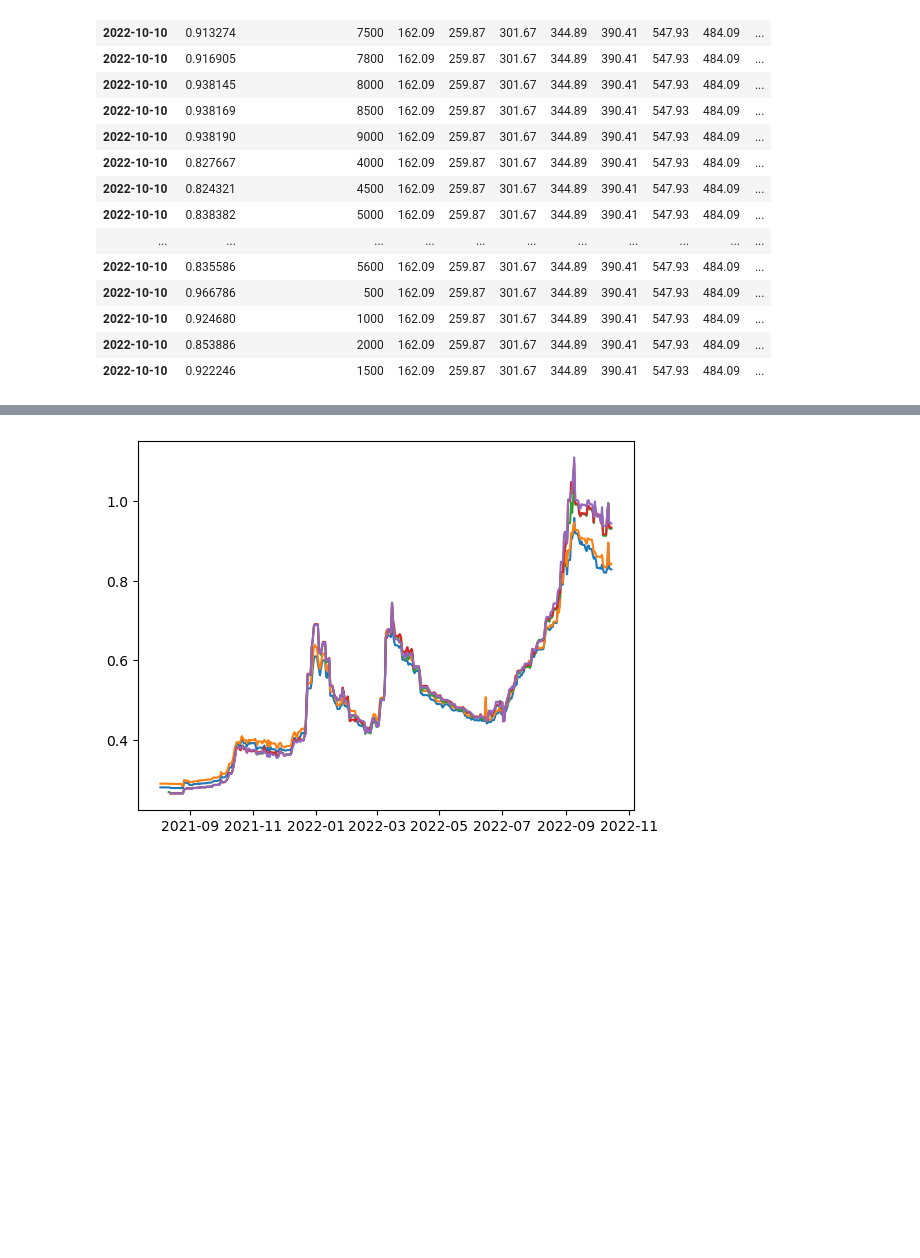
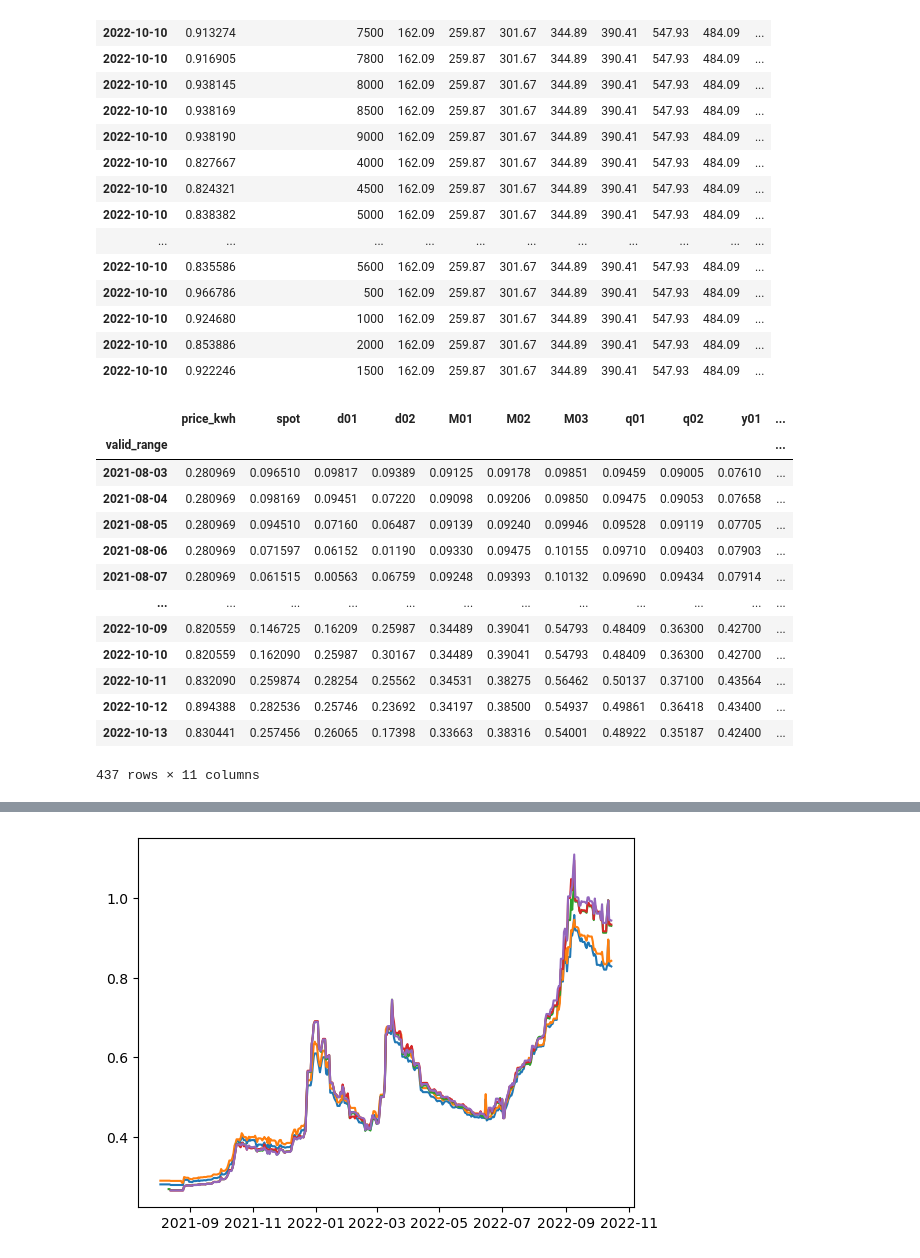
Before and after one commit to michael-fuest/DAiA-EON, a Jupyter notebook: neuralnetwork_testing.ipynb, the cells around one changed output, grey strips where cells are left out. Cells and saved outputs as stored; diff of their text form; code cells hidden in the pictures; blank space fills up the shorter version.

```diff
--- a/neuralnetwork_testing.ipynb
+++ b/neuralnetwork_testing.ipynb
@@ -101,0 +104,17 @@ df = queryRangePostCode(household, "81737")
+# %%
+input
+# %% [output]
+|  | price_kwh | spot | d01 | d02 | M01 | M02 | M03 | q01 | q02 | y01 | ... |
+| valid_range |  |  |  |  |  |  |  |  |  |  | ... |
+| 2021-08-03 | 0.280969 | 0.096510 | 0.09817 | 0.09389 | 0.09125 | 0.09178 | 0.09851 | 0.09459 | 0.09005 | 0.07610 | ... |
+| 2021-08-04 | 0.280969 | 0.098169 | 0.09451 | 0.07220 | 0.09098 | 0.09206 | 0.09850 | 0.09475 | 0.09053 | 0.07658 | ... |
+| 2021-08-05 | 0.280969 | 0.094510 | 0.07160 | 0.06487 | 0.09139 | 0.09240 | 0.09946 | 0.09528 | 0.09119 | 0.07705 | ... |
+| 2021-08-06 | 0.280969 | 0.071597 | 0.06152 | 0.01190 | 0.09330 | 0.09475 | 0.10155 | 0.09710 | 0.09403 | 0.07903 | ... |
+| 2021-08-07 | 0.280969 | 0.061515 | 0.00563 | 0.06759 | 0.09248 | 0.09393 | 0.10132 | 0.09690 | 0.09434 | 0.07914 | ... |
+| ... | ... | ... | ... | ... | ... | ... | ... | ... | ... | ... | ... |
+| 2022-10-09 | 0.820559 | 0.146725 | 0.16209 | 0.25987 | 0.34489 | 0.39041 | 0.54793 | 0.48409 | 0.36300 | 0.42700 | ... |
+| 2022-10-10 | 0.820559 | 0.162090 | 0.25987 | 0.30167 | 0.34489 | 0.39041 | 0.54793 | 0.48409 | 0.36300 | 0.42700 | ... |
+| 2022-10-11 | 0.832090 | 0.259874 | 0.28254 | 0.25562 | 0.34531 | 0.38275 | 0.56462 | 0.50137 | 0.37100 | 0.43564 | ... |
+| 2022-10-12 | 0.894388 | 0.282536 | 0.25746 | 0.23692 | 0.34197 | 0.38500 | 0.54937 | 0.49861 | 0.36418 | 0.43400 | ... |
+| 2022-10-13 | 0.830441 | 0.257456 | 0.26065 | 0.17398 | 0.33663 | 0.38316 | 0.54001 | 0.48922 | 0.35187 | 0.42400 | ... |
+437 rows × 11 columns
```
Also changed, not shown: parts of 3 cells of this notebook.
